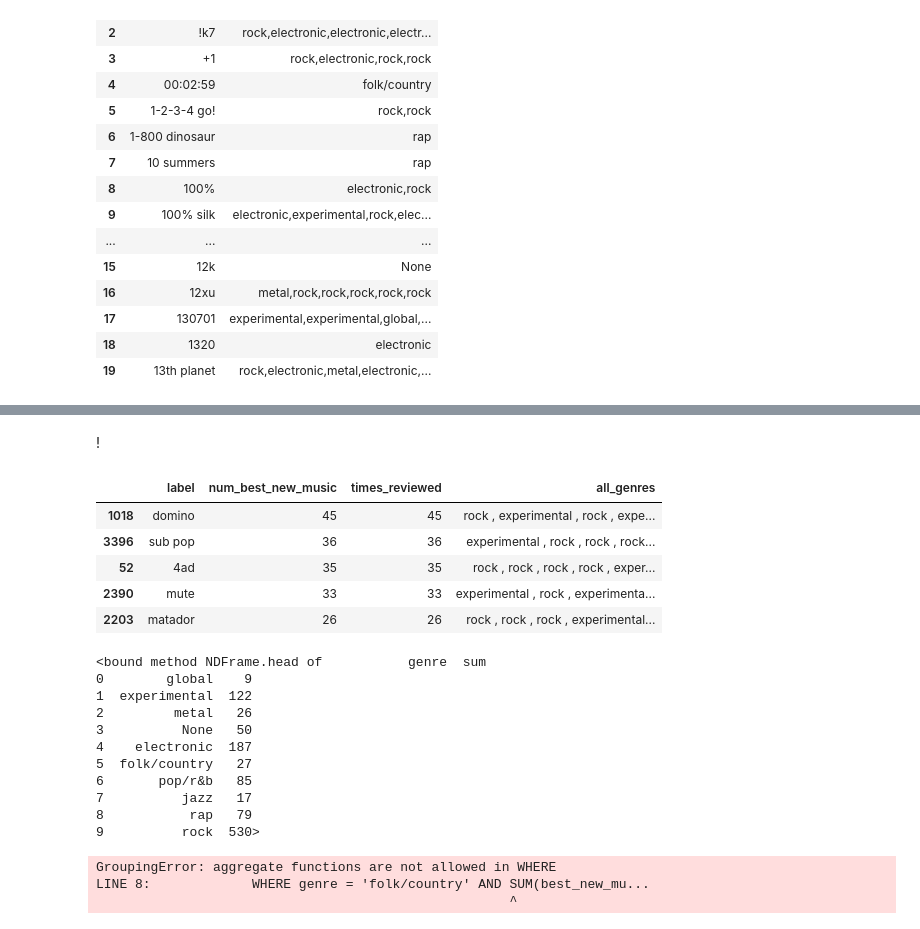
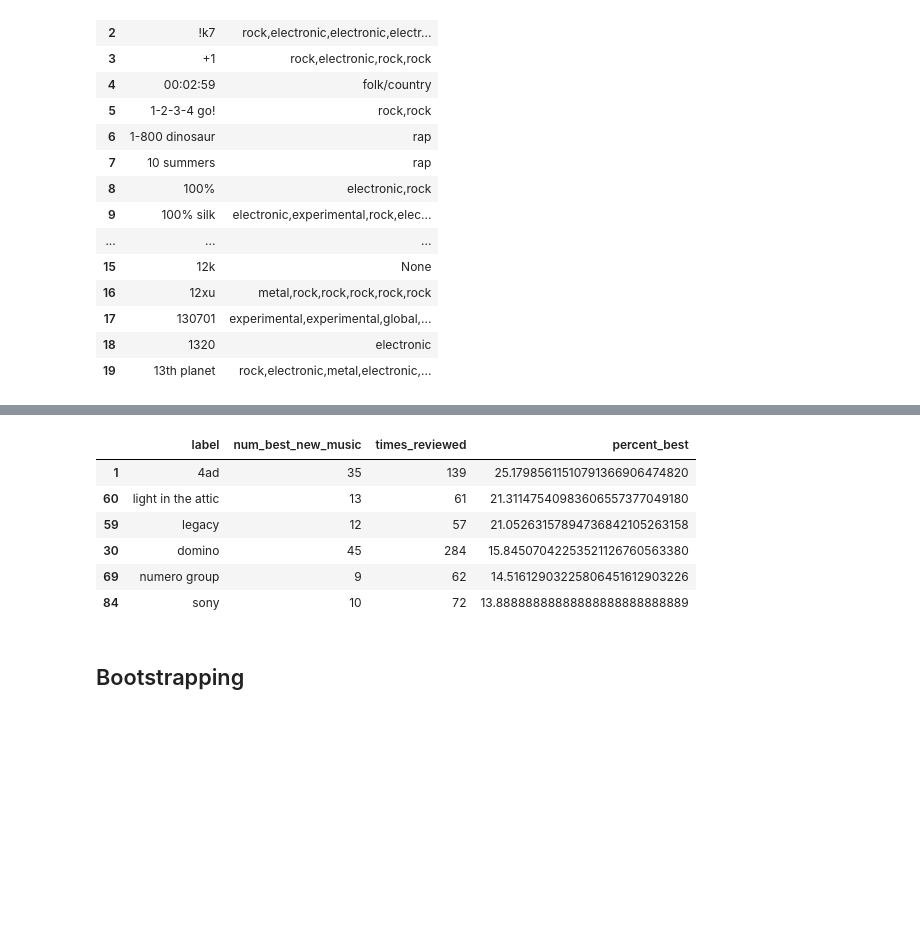
Before and after one commit to tsgreenwood-flatiron-data-science/mod2_final_project, a Jupyter notebook: folkenstein.ipynb, the cells around one changed output, grey strips where cells are left out. Drawn from its saved outputs; the diff is of its cells as text; code cells hidden in the pictures; blank space fills up the shorter version.

```diff
--- a/folkenstein.ipynb
+++ b/folkenstein.ipynb
@@ -590,70 +746,12 @@ cur = conn.cursor()
+# %%
+df_folk_labels_most_best.head(6)
+# %% [output]
+|  | label | num_best_new_music | times_reviewed | percent_best |
+| 1 | 4ad | 35 | 139 | 25.17985611510791366906474820 |
+| 60 | light in the attic | 13 | 61 | 21.31147540983606557377049180 |
+| 59 | legacy | 12 | 57 | 21.05263157894736842105263158 |
+| 30 | domino | 45 | 284 | 15.84507042253521126760563380 |
+| 69 | numero group | 9 | 62 | 14.51612903225806451612903226 |
+| 84 | sony | 10 | 72 | 13.88888888888888888888888889 |
 # %% [markdown]
-!
+## Bootstrapping
-# %%
-#Look at labels with all genres, total best new musics, and times reviewed per label
-#Having difficulty getting the sum of reviews per label correct with 2 joins.
-
-cur.execute("""SELECT label
-
-            , sum(best_new_music) AS num_best_new_music
-            , count(label) AS times_reviewed
-            , STRING_AGG(genres.genre, ' , ') AS all_genres
-            FROM reviews
-            JOIN labels
-            ON reviews.reviewid = labels.reviewid
-            JOIN genres
-            ON reviews.reviewid = genres.reviewid
-            GROUP BY label, best_new_music
-            ;""")
-df_labels_genres_most_awards = pd.DataFrame(cur.fetchall())
-df_labels_genres_most_awards.columns = [i[0] for i in cur.description]
-df_labels_genres_most_awards = df_labels_genres_most_awards.sort_values(by=['num_best_new_music'], ascending=False)
-df_labels_genres_most_awards.head()
-# %% [output]
-|  | label | num_best_new_music | times_reviewed | all_genres |
-| 1018 | domino | 45 | 45 | rock , experimental , rock , expe... |
-| 3396 | sub pop | 36 | 36 | experimental , rock , rock , rock... |
-| 52 | 4ad | 35 | 35 | rock , rock , rock , rock , exper... |
-| 2390 | mute | 33 | 33 | experimental , rock , experimenta... |
-| 2203 | matador | 26 | 26 | rock , rock , rock , experimental... |
-# %%
-#best_new_music by genre
-cur.execute('''SELECT genre
-            , SUM(best_new_music)
-            FROM reviews
-            JOIN genres
-            ON reviews.reviewid = genres.reviewid
-            GROUP BY genre''')
-df_genre_best_new_music = pd.DataFrame(cur.fetchall())
-df_genre_best_new_music.columns = [i[0] for i in cur.description]
-df_genre_best_new_music.head
-# %% [output]
-<bound method NDFrame.head of           genre  sum
-0        global    9
-1  experimental  122
-2         metal   26
-3          None   50
-4    electronic  187
-5  folk/country   27
-6       pop/r&b   85
-7          jazz   17
-8           rap   79
-9          rock  530>
-# %%
-#Narrow down to folk
-cur.execute('''SELECT genre
-            , SUM(best_new_music) AS num_best_new_music
-            , label
-            FROM reviews
-            JOIN genres
-            ON reviews.reviewid = genres.reviewid
-            JOIN labels ON reviews.reviewid = labels.reviewid
-            WHERE genre = 'folk/country' AND SUM(best_new_music) > 0
-            GROUP BY genre, label, labels.reviewid;''')
-df_label_genre_best_new_music = pd.DataFrame(cur.fetchall())
-df_label_genre_best_new_music.columns = [i[0] for i in cur.description]
-df_label_genre_best_new_music
-# %% [output]
-GroupingError: aggregate functions are not allowed in WHERE
-LINE 8:             WHERE genre = 'folk/country' AND SUM(best_new_mu...
-                                                     ^
```
Also changed, not shown: parts of 44 cells of this notebook.
